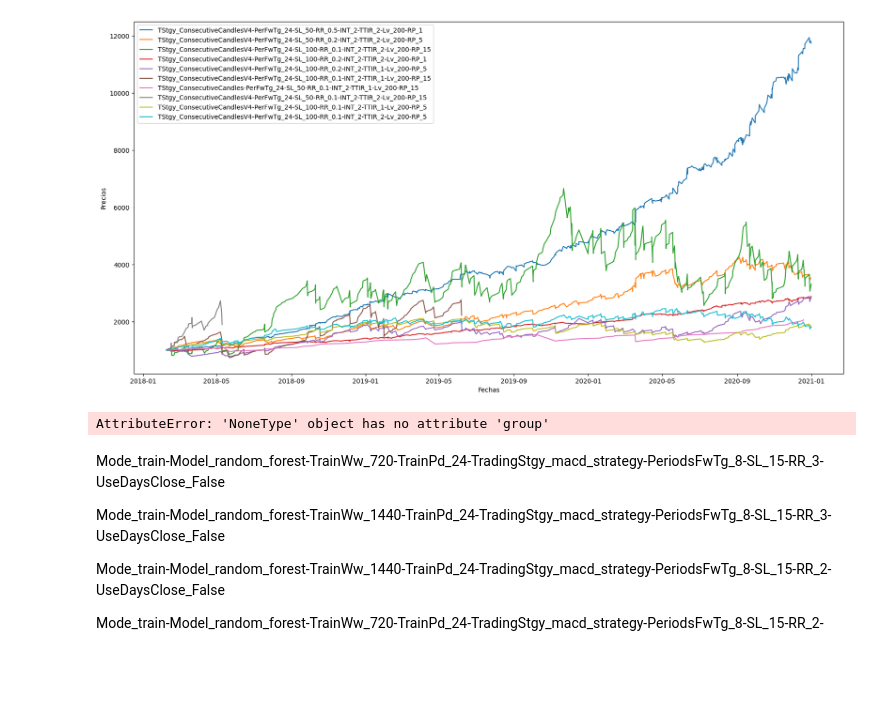
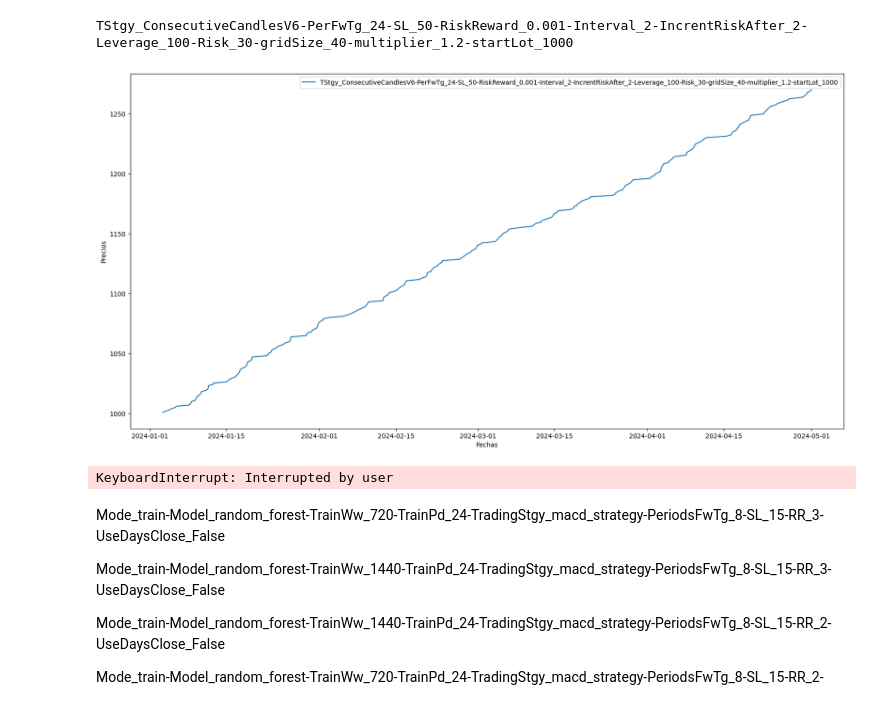
Before and after one commit to SaidJacobo/forex_ml_bot, a Jupyter notebook: notebooks/see_all_experiments.ipynb, the cells around one changed output. Saved outputs shown, nothing was run; the diff lists cells and outputs as text; code cells hidden in the pictures; blank space fills up the shorter version.

Commit message:
Mejoro logica de grid trading y agrego algunas estrategias nuevas, estable

```diff
--- a/notebooks/see_all_experiments.ipynb
+++ b/notebooks/see_all_experiments.ipynb
@@ -243,18 +244,21 @@ TStgy_ConsecutiveCandlesV4-PerFwTg_24-SL_50-RR_0.5-INT_2-TTIR_2-Lv_200-RP_15
 positive_results = results[
     [
         # 'operation_ratio_2',
-        'operation_ratio',
         # 'buy_ratio',
         # 'mean_perc_returns',
         # 'std_perc_returns',
         # 'winning_rate',
-        # 'recover_factor',
+        'recover_factor',
+        'avg_time_in_trade',
+        'q5_time_in_trade',
+        'std_time_in_trade',
+        'max_time_in_trade',
+        'min_time_in_trade',
+        'wallet',
+        'max_drawdown',
         'sharpe_ratio',
         'stability_index',
-        'max_drawdown',
-        'good_operations',
-        'bad_operations',
-        'wallet',
+        'operation_ratio',
         # 'profits_in_EURUSD',
         # 'profits_in_GBPUSD',
         # # 'profits_in_USDJPY',
@@ -270,7 +274,7 @@ positive_results = results[
     ]
 ]
 
-positive_results = positive_results.sort_values(by=['wallet', 'sharpe_ratio', 'max_drawdown'], ascending=[False, False, True])
+positive_results = positive_results.sort_values(by=['wallet'], ascending=[False])
 
 positive_results.head(50)
 # %% [output]
@@ -294,36 +286,46 @@ positive_results.head(50)
 # %%
 import time
 import matplotlib.pyplot as plt
 import numpy as np
 from IPython.display import clear_output
 
-filter_results = positive_results.sort_values(by='wallet', ascending=False).head(10)
-fig, ax = plt.subplots(figsize=(20, 10))
+# filter_results = positive_results[positive_results.wallet > 0]
+filter_results = positive_results
+
 for path in filter_results.index:
+    print(path)
+    try:
 
-    wallet = pd.read_csv(os.path.join(experiments_path, path, 'wallet.csv'))
+        wallet = pd.read_csv(os.path.join(experiments_path, path, 'wallet.csv'))
+        x_wallet = pd.to_datetime(wallet['date'])
+        y_wallet = wallet['wallet']  # Datos para la línea
+
+    except:
+        continue
 
     # Datos de ejemplo
-    x_wallet = pd.to_datetime(wallet['date'])
-    y_wallet = wallet['wallet']  # Datos para la línea
 
     # Crear una figura y ejes
 
     # Agregar la línea
+    fig, ax = plt.subplots(figsize=(20, 10))
+
     ax.plot(x_wallet, y_wallet, label=f'{path}')
 
-# Etiquetas de los ejes y leyenda
-ax.set_xlabel('Fechas')
-ax.set_ylabel('Precios')
-ax.legend()
+    # Etiquetas de los ejes y leyenda
+    ax.set_xlabel('Fechas')
+    ax.set_ylabel('Precios')
+    ax.legend()
 
-    # Mostrar el gráfico
-    # print(path)
-plt.show()
-    # time.sleep(5)
-    # clear_output(wait=True)
+        # Mostrar el gráfico
+        # print(path)
+    plt.show()
+    a = input()  # Pausa para la interacción del usuario
+    clear_output(wait=True)
 # %% [output]
+TStgy_ConsecutiveCandlesV6-PerFwTg_24-SL_50-RiskReward_0.001-Interval_2-IncrentRiskAfter_2-Leverage_100-Risk_30-gridSize_40-multiplier_1.2-startLot_1000
-[figure, old version]
+[figure, new version]
+KeyboardInterrupt: Interrupted by user
 # %%
 import re
 # %%
@@ -333,12 +335,9 @@ filter_results = filter_results.reset_index().rename(columns={'index':'experimen
 # %%
-filter_results['model'] = filter_results['experiment'].apply(lambda x: re.search(r'-Model_(.*?)-', x).group(1))
-filter_results['window'] = filter_results['experiment'].apply(lambda x: re.search(r'-TrainWw_(.*?)-', x).group(1))
-filter_results['train_period'] = filter_results['experiment'].apply(lambda x: re.search(r'-TrainPd_(.*?)-', x).group(1))
-filter_results['strategy'] = filter_results['experiment'].apply(lambda x: re.search(r'-TradStgy_(.*?)-', x).group(1))
-filter_results['periods_forward_target'] = filter_results['experiment'].apply(lambda x: re.search(r'-PerFwTg_(.*?)-', x).group(1))
-filter_results['sl'] = filter_results['experiment'].apply(lambda x: re.search(r'-SL_(.*?)-', x).group(1))
-filter_results['rr'] = filter_results['experiment'].apply(lambda x: re.search(r'-RR_(.*?)-', x).group(1))
-filter_results['trailing_stop'] = filter_results['experiment'].apply(lambda x: x.split('TS_')[1])
-# filter_results['use_days_to_close'] = filter_results['experiment'].apply(lambda x: x.split('UseDaysClose_')[1])
+filter_results['strategy'] = filter_results['experiment'].apply(lambda x: re.search(r'TStgy_(.*?)-', x).group(1))
+filter_results['rr'] = filter_results['experiment'].apply(lambda x: re.search(r'-RiskReward_(.*?)-', x).group(1)).astype(float)
+filter_results['IncrentRiskAfter'] = filter_results['experiment'].apply(lambda x: re.search(r'-IncrentRiskAfter_(.*?)-', x).group(1)).astype(float)
+filter_results['Risk'] = filter_results['experiment'].apply(lambda x: re.search(r'-Risk_(.*?)-', x).group(1)).astype(float)
+filter_results['gridSize'] = filter_results['experiment'].apply(lambda x: re.search(r'-gridSize_(.*?)-', x).group(1)).astype(float)
+filter_results['multiplier'] = filter_results['experiment'].apply(lambda x: re.search(r'-multiplier_(.*?)-', x).group(1)).astype(float)
+# filter_results['startLot'] = filter_results['experiment'].apply(lambda x: re.search(r'-startLot_(.*?)-', x).group(0))
+filter_results['startLot'] = filter_results['experiment'].apply(lambda x: x.split('-startLot_')[1]).astype(float)
-# %% [output]
-AttributeError: 'NoneType' object has no attribute 'group'
```
Also changed, not shown: parts of 10 cells of this notebook, 20 other files.
